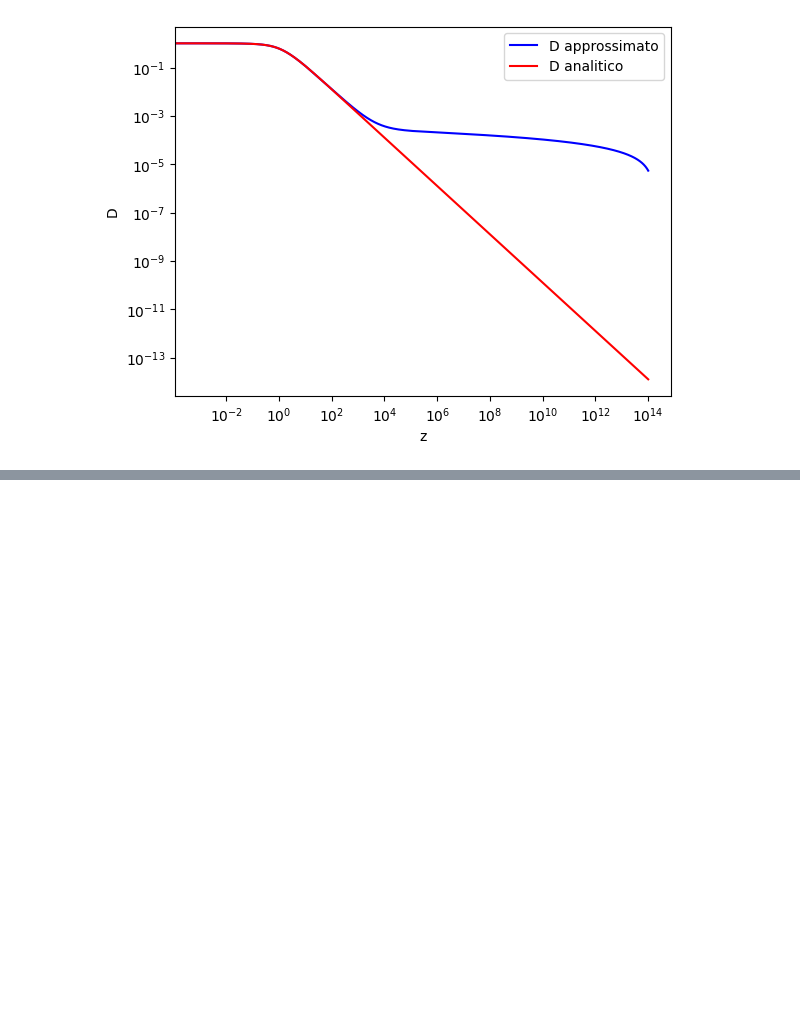
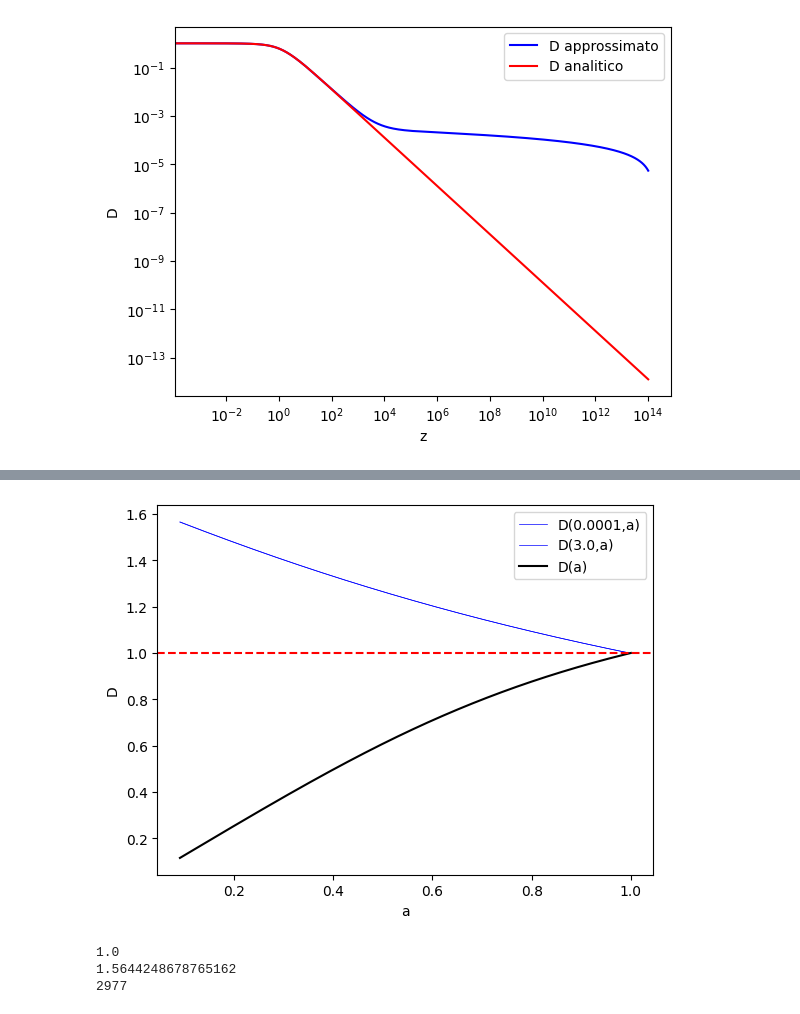
Before and after one commit to ste-cartu/Bachelor-Thesis, a Jupyter notebook: growth.ipynb, the cells around one changed output, grey strips where cells are left out. Cells and saved outputs as stored; diff of their text form; code cells hidden in the pictures; blank space fills up the shorter version.

```diff
--- a/growth.ipynb
+++ b/growth.ipynb
@@ -109,0 +200,57 @@ plt.draw()
+# %%
+# definisco il range di scale k = [10^-4; 3] e di redshift z = [0; 10]
+n = 2977
+kk = np.logspace(-4, np.log10(3), n)    # k in h/Mpc
+zz = np.arange(10, 0, -10/n)            # 2977 punti di reshift
+aa = 1./(zz+1)                          # converto il redshift in fattore di scala
+
+Pkz = [[0 for i in range(n)] for i in range(n)]
+h = LambdaCDM.h()       # get reduced Hubble for conversions to 1/Mpc
+
+# calcolo il Power spectrum per tutti i valori di k e a
+for k in range(n) :
+    for a in range(n) :
+        Pkz[k][a] = LambdaCDM.pk(kk[k]*h, aa[a])*h**3
+# %%
+# estraggo il growth factor normalizato dal rapporto Pkz(k,z)/Pkz(k,0)
+d = [[0 for i in range(n)] for i in range(n)]
+
+for k in range(n) :
+    for a in range(n) :
+        d[k][a] = np.sqrt(Pkz[k][a]/Pkz[k][-1])
+
+Dkz = np.array(d)
+
+z = bg['z'][37023:]
+a = 1./(z+1)
+Dz = bg['gr.fac. D'][37023:]
+
+
+np.save('D(k,z)', Dkz)
+np.save('D(z)', Dz)
+#np.savetxt('growth', Dkz)
+# %%
+# plotto D(k,a) con variabile a e parametro k, plotto anche D(a)
+
+plt.plot(aa, Dkz[0,:], color='blue', label='D(' + str(kk[0]) + ',a)', linewidth='0.5')
+plt.plot(aa, Dkz[2976,:], color='blue', label='D(' + str(kk[2976]) + ',a)', linewidth='0.5')
+plt.plot(a, Dz, color='black', label='D(a)')
+plt.axhline(y=1, color='red', linestyle='--')
+
+plt.xlabel('a')
+plt.ylabel('D')
+
+plt.legend()
+plt.show()
+# %% [output]
+[figure, added]
+# %%
+print(Dz[2976])
+print(Dkz[2976,0])
+
+N= len(z)
+print(N)
+# %% [output]
+1.0
+1.5644248678765162
+2977
```
Also changed, not shown: parts of 12 cells of this notebook, 3 other files.
